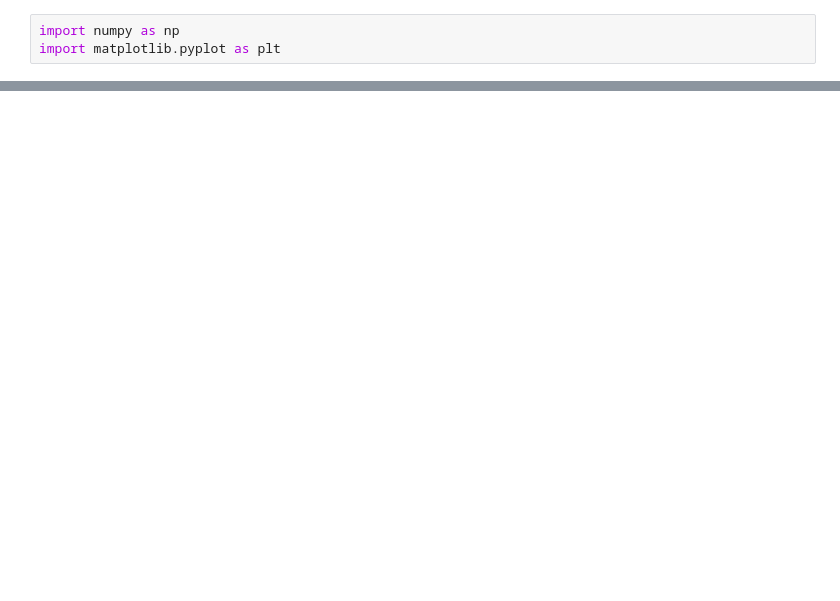
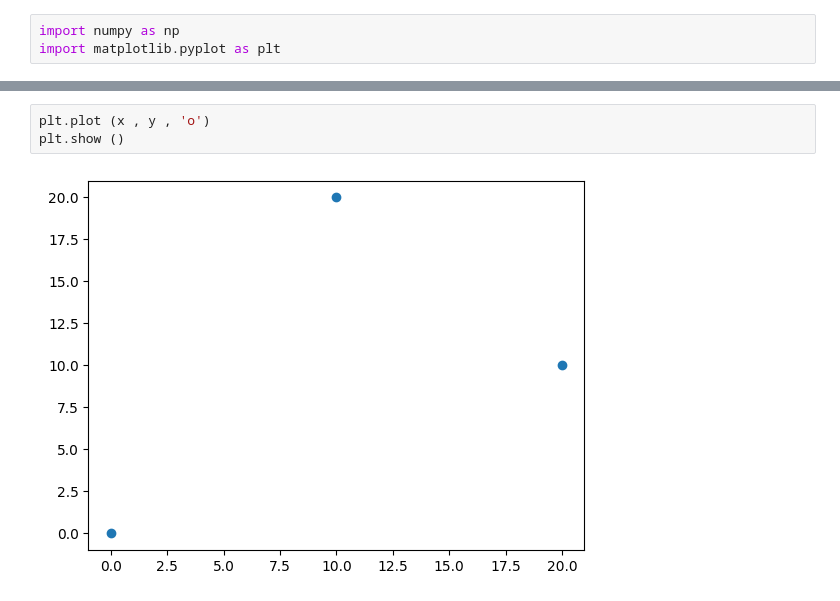
Before and after one commit to TaRa1999R/Data_Science, a Jupyter notebook: assignment36/3_matplotlib.ipynb, the cells around one changed output, grey strips where cells are left out. Cells and saved outputs as stored; diff of their text form; blank space fills up the shorter version.

```diff
--- a/assignment36/3_matplotlib.ipynb
+++ b/assignment36/3_matplotlib.ipynb
@@ -10,0 +12,5 @@ plt.show ()
+# %%
+plt.plot (x , y , 'o')
+plt.show ()
+# %% [output]
+[figure, added]
```
Also changed, not shown: parts of 3 cells of this notebook.
